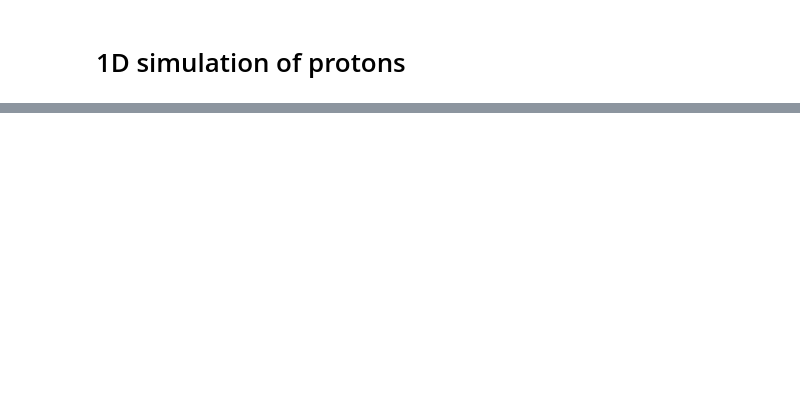
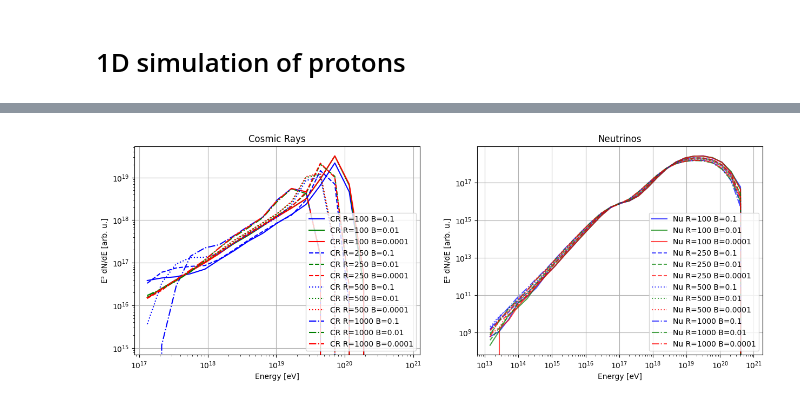
Before and after one commit to MagnoOcarlos/CosmicRayGeometryImpact, a Jupyter notebook: neutrinos/Preliminares.ipynb, the cells around one changed output, grey strips where cells are left out. Drawn from its saved outputs; the diff is of its cells as text; code cells hidden in the pictures; blank space fills up the shorter version.

```diff
--- a/neutrinos/Preliminares.ipynb
+++ b/neutrinos/Preliminares.ipynb
@@ -261,2 +87,54 @@ xH_CR_2, yH_CR_2, xH_Nu_2, yH_Nu_2 = computeSpectra(dataH_CR, dataH_Nu, columnNa
+# %%
+
+
+# Aplicar reweighting
+for key in dataH_CR:
+    reweightSimulation(dataH_CR[key], a1, Rmax1, columnName='W1')
+    reweightSimulation(dataH_Nu[key], a1, Rmax1, columnName='W1')
+    reweightSimulation(dataH_CR[key], a2, Rmax2, columnName='W2')
+    reweightSimulation(dataH_Nu[key], a2, Rmax2, columnName='W2')
+
+# Computar espectros
+spectra_results = {}
+for key in dataH_CR:
+    spectra_results[key] = {
+        "W1": computeSpectra(dataH_CR[key], dataH_Nu[key], columnName='W1'),
+        "W2": computeSpectra(dataH_CR[key], dataH_Nu[key], columnName='W2')
+    }
+
+# Plotar os resultados
+import matplotlib.pyplot as plt
+
+colors = {"0.1": "blue", "0.01": "green", "0.0001": "red"}
+linestyles = {"100": "-", "250": "--", "500": ":", '1000': '-.'}
+
+fig, (ax1, ax2) = plt.subplots(1, 2, figsize=(15, 5))
+
+for key, spectra in spectra_results.items():
+    R, B = key
+    x_CR, y_CR, x_Nu, y_Nu = spectra["W1"]
+    ax1.plot(x_CR, y_CR, color=colors[B], linestyle=linestyles[R], label=f"CR R={R} B={B}")
+    ax2.plot(x_Nu, y_Nu, color=colors[B], linestyle=linestyles[R], label=f"Nu R={R} B={B}", alpha=0.7)
+
+ax1.set_title('Cosmic Rays')
+ax1.set_xscale('log')
+ax1.set_yscale('log')
+ax1.set_xlabel("Energy [eV]")
+ax1.set_ylabel("E² dN/dE [arb. u.]")
+ax1.legend()
+ax1.grid()
+
+ax2.set_title('Neutrinos')
+ax2.set_xscale('log')
+ax2.set_yscale('log')
+ax2.set_xlabel("Energy [eV]")
+ax2.set_ylabel("E² dN/dE [arb. u.]")
+ax2.legend()
+ax2.grid()
+plt.savefig("spectra_plots_A1_Z1_alpha1_concatenated_R_1000.pdf", format="pdf", bbox_inches="tight")
+
+plt.show()
+# %% [output]
+[figure, added]
 # %%
 # Definição dos parâmetros de reweighting
```
Also changed, not shown: parts of 13 cells of this notebook, 2 other files.
